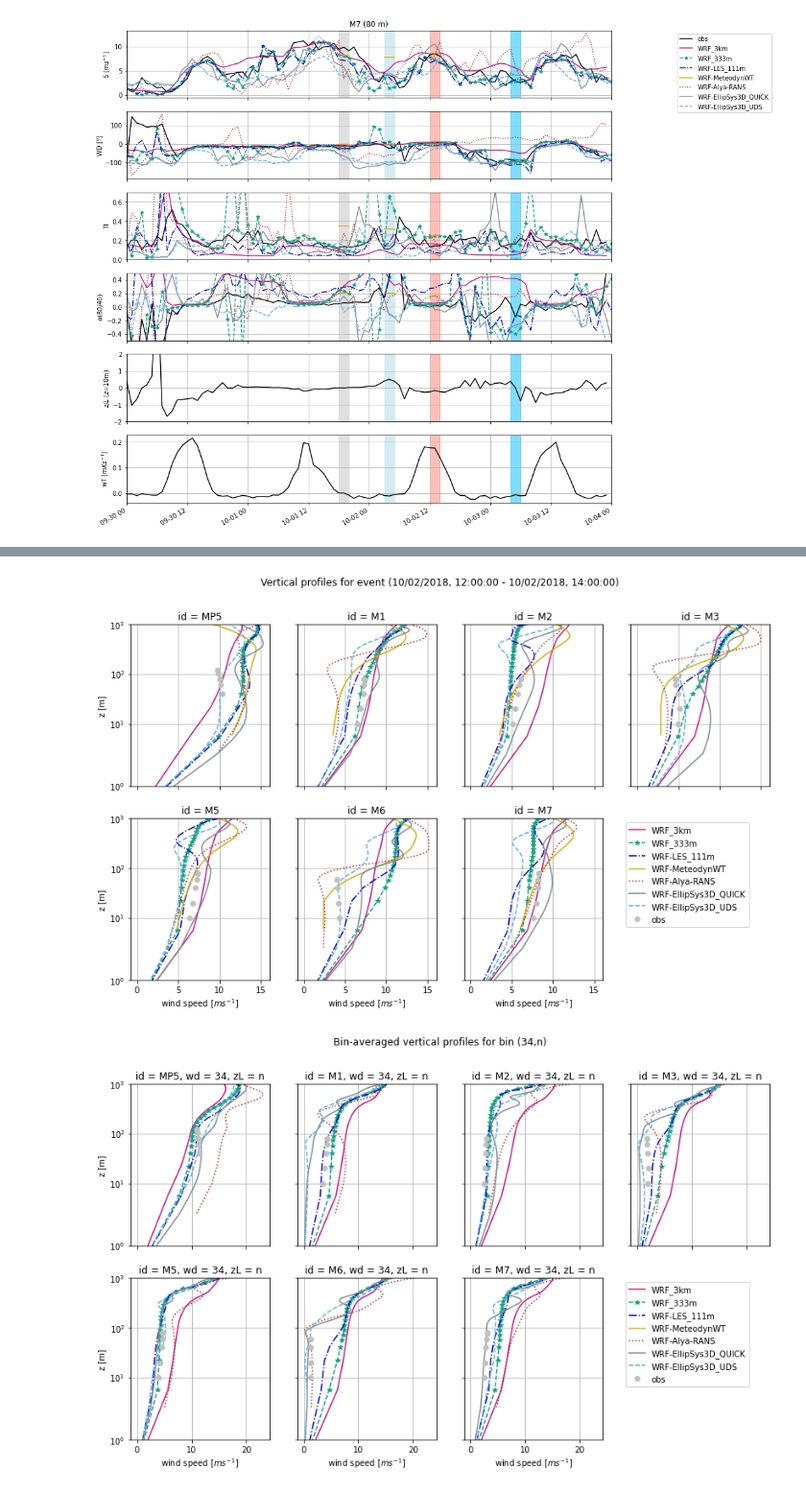
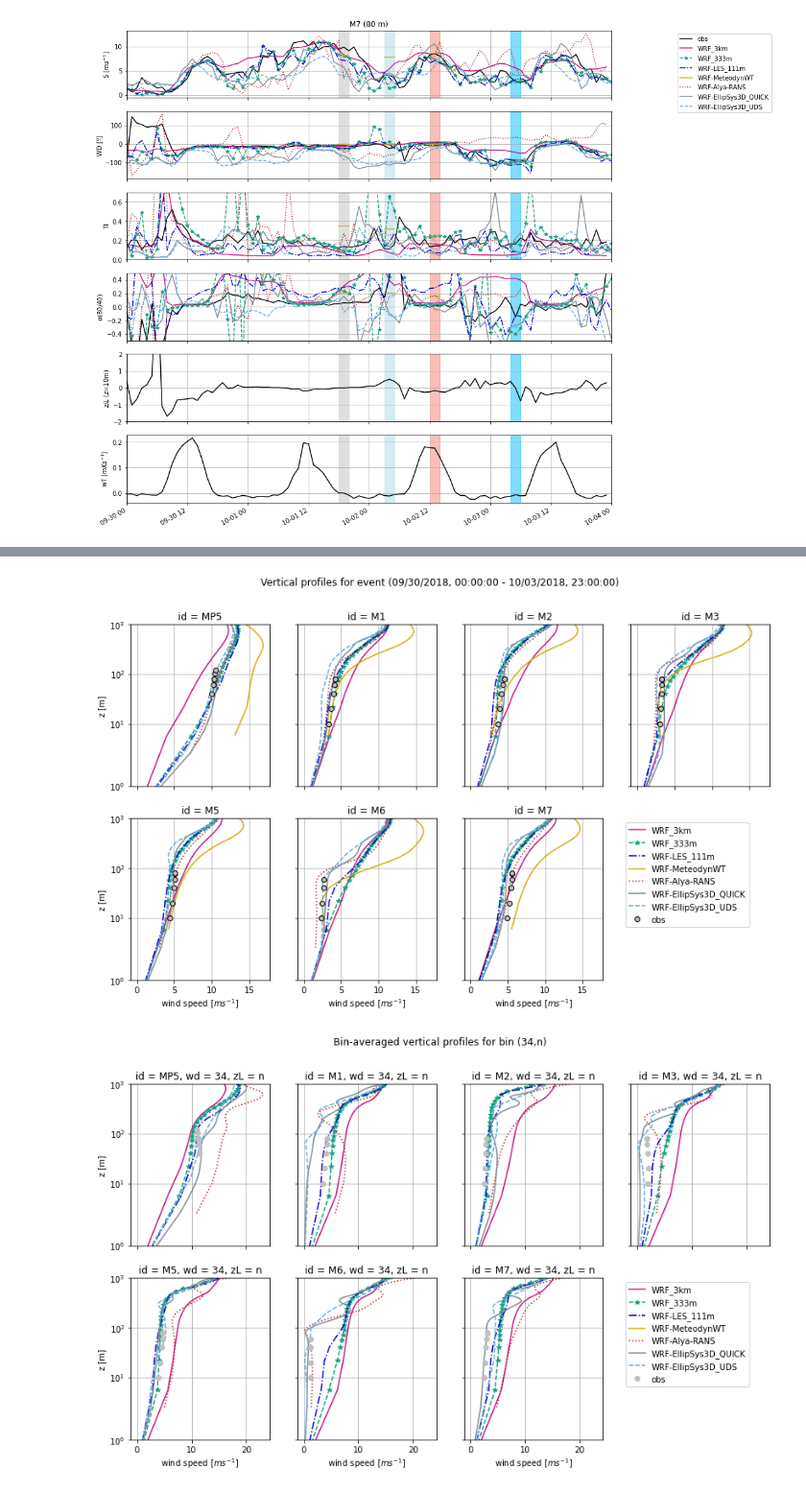
Before and after one commit to jsrodrigo/alex17, a Jupyter notebook: ALEX17_DiurnalCycles_Benchmark.ipynb, the cells around one changed output, grey strips where cells are left out. Shown at 96% size. Cells and saved outputs as stored; diff of their text form; code cells hidden in the pictures.

Commit message:
Added event all

```diff
--- a/ALEX17_DiurnalCycles_Benchmark.ipynb
+++ b/ALEX17_DiurnalCycles_Benchmark.ipynb
@@ -189,7 +189,8 @@ N_WDzL.T
 # %% [markdown]
 ## Results
 # %%
-events = {'neutral'    :[datetime.datetime(2018,10,1,18,0,0), datetime.datetime(2018,10,1,20,0,0)],
+events = {'all'        :[datetime.datetime(2018,9,30,0,0,0),  datetime.datetime(2018,10,3,23,0,0)],
+          'neutral'    :[datetime.datetime(2018,10,1,18,0,0), datetime.datetime(2018,10,1,20,0,0)],
           'stable'     :[datetime.datetime(2018,10,2,3,0,0),  datetime.datetime(2018,10,2,5,0,0)],
           'unstable'   :[datetime.datetime(2018,10,2,12,0,0), datetime.datetime(2018,10,2,14,0,0)],
           'very stable':[datetime.datetime(2018,10,3,4,0,0) , datetime.datetime(2018,10,3,6,0,0)]}
@@ -233,11 +234,11 @@ masts_obs_quois[mast]
 [figure]
 # %%
 # Vertical profiles at a particular event
-select_event = 'unstable'
+select_event = 'all'
 ax = masts_sims_vs_obs_profiles_plot(events[select_event], masts_obs, masts_sim, sims)
 #widgets.interact(masts_sims_vs_obs_profiles_plot(events[event], masts_obs, masts_sim, sims), event = events)
 # %% [output]
-[figure, old version]
+[figure, new version]
 # %%
 # Bin-averaged vertical profiles
 select_bin = ['34','n']
```
Also changed, not shown: parts of 1 cell of this notebook, 1 other file.
